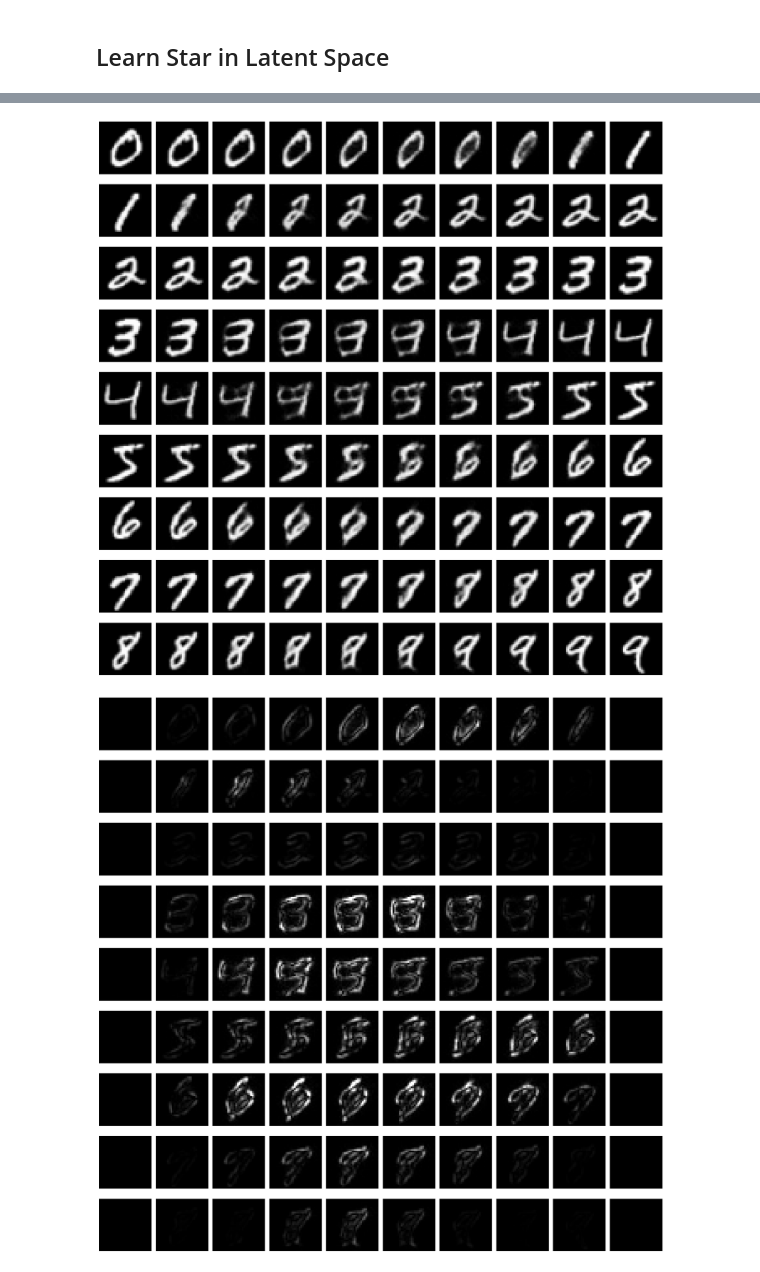
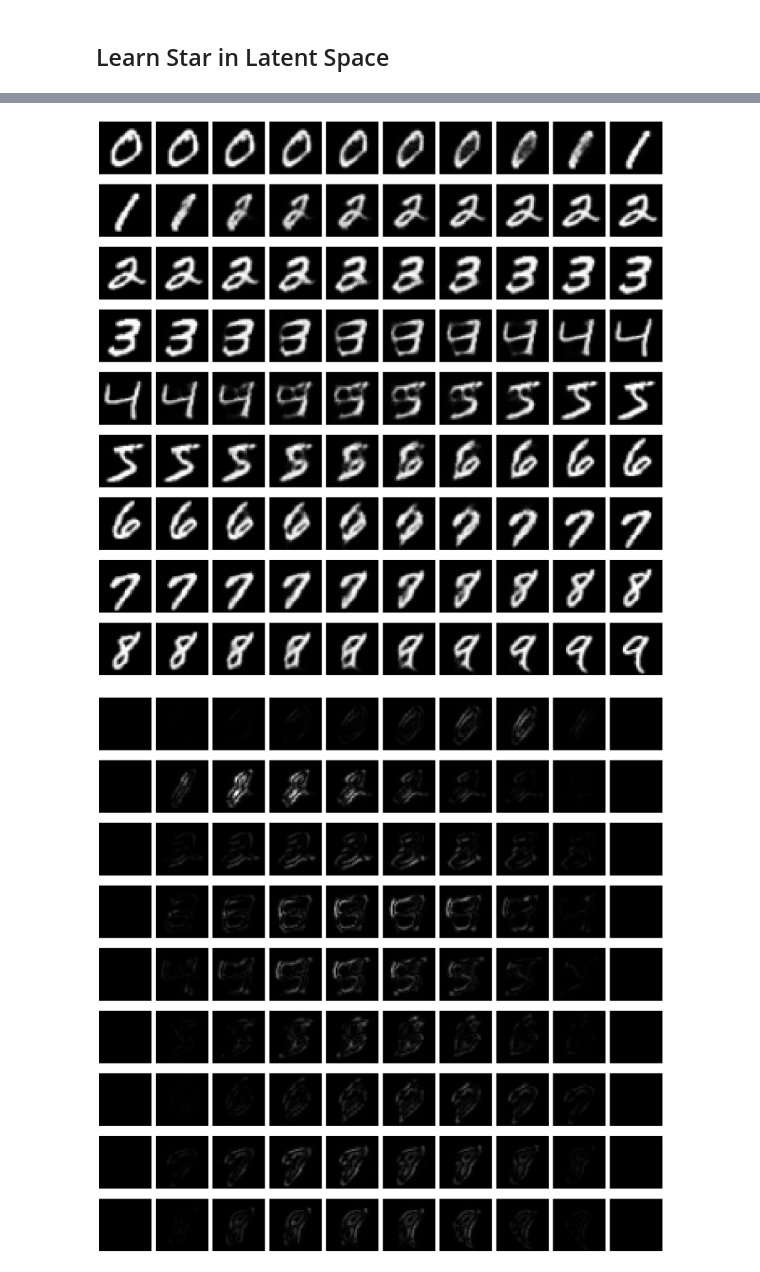
Before and after one commit to wdiepeveen/Riemannian-Archetypal-Analysis, a Jupyter notebook: mnist_nflow_+_starflow.ipynb, the cells around one changed output, grey strips where cells are left out. Drawn from its saved outputs; the diff is of its cells as text; code cells hidden in the pictures.

```diff
--- a/mnist_nflow_+_starflow.ipynb
+++ b/mnist_nflow_+_starflow.ipynb
@@ -435,0 +531,20 @@ diffeo = ImageCompositionDiffeomorphism([phi, psi], 1, H, W)
+# %%
+from src.distributions.starflows.normalized import NormalizedStarFlowDistribution
+
+
+starflow = NormalizedStarFlowDistribution(LqNormStarDistribution(size*size, q=0.5), mean=phi_data_train_mean, std=torch.ones_like(phi_data_train_var))
+# %%
+# construct diffeomorphism from starflow and composition diffeomorphism
+psi = StarFlowImageDiffeomorphism(1, H, W, starflow, s=1.).to(device)
+diffeo = ImageCompositionDiffeomorphism([phi, psi], 1, H, W)
+# %%
+# test diffeo by
+diffeo_data_train = torch.zeros_like(data_train)
+i = 0
+with torch.no_grad():
+    for x in tqdm(train_loader):
+        x = x.to(device, non_blocking=True)
+        b = x.size(0)                      # actual batch size
+        diffeo_data_train[i:i+b] = diffeo(x).cpu()
+        i += b
+    diffeo_data_clusters = diffeo(data_clusters.to(device)).cpu()
@@ -436,39 +588,39 @@ diffeo = ImageCompositionDiffeomorphism([phi, psi], 1, H, W)
 # %%
 # construct pullback manifold
-manifold = StandardPullbackImageEuclidean(diffeo)
-iso_manifold = l2IsometrizedImageEuclidean(manifold, num_intervals=20)
+starflow_manifold = StandardPullbackImageEuclidean(diffeo)
+iso_starflow_manifold = l2IsometrizedImageEuclidean(starflow_manifold, num_intervals=20)
 # %%
 # compute geodesics between all pairs of points
 steps = 10
 t = torch.linspace(0, 1, steps=steps)
 with torch.no_grad():
-    geodesics = manifold.geodesic(data_clusters[None].to(device), data_clusters[None].to(device), t.to(device))[0].cpu()
+    starflow_geodesics = starflow_manifold.geodesic(data_clusters[None].to(device), data_clusters[None].to(device), t.to(device))[0].cpu()
 
 # plot geodesics
 fig, axes = plt.subplots(9, steps, figsize=(int(steps / 10 * 20), 20))
 axes = axes.flatten()
 for i in range(10-1):
     for k in range(steps):
-        axes[i*steps + k].imshow(geodesics[i, i+1, k, 0], cmap='gray', vmin=data.min(), vmax=data.max())
+        axes[i*steps + k].imshow(starflow_geodesics[i, i+1, k, 0], cmap='gray', vmin=data.min(), vmax=data.max())
         axes[i*steps + k].axis('off')
 
 plt.tight_layout()
 plt.savefig(os.path.join(results_folder,"geodesics_starflow.png"))
 plt.show()
 
 # plot differences
 fig, axes = plt.subplots(9, steps, figsize=(int(steps / 10 * 20), 20))
 axes = axes.flatten()
 for i in range(10-1):
     for k in range(steps): # have same color scale for all plots
-        axes[i*steps + k].imshow((geodesics[i, i+1, k, 0] - nflow_geodesics[i, i+1, k, 0]).abs(), cmap='gray', vmin=0., vmax=1.)
+        axes[i*steps + k].imshow((starflow_geodesics[i, i+1, k, 0] - nflow_geodesics[i, i+1, k, 0]).abs(), cmap='gray', vmin=0., vmax=1.)
         axes[i*steps + k].axis('off')
 plt.tight_layout()
 plt.savefig(os.path.join(results_folder,"differences_starflow_nflow.png"))
 plt.show()
 # %% [output]
 [figure]
-[figure, old version]
+[figure, new version]
 # %%
 # compute iso geodesics between all pairs of points
 with torch.no_grad():
```
Also changed, not shown: parts of 15 cells of this notebook, 11 other files.
